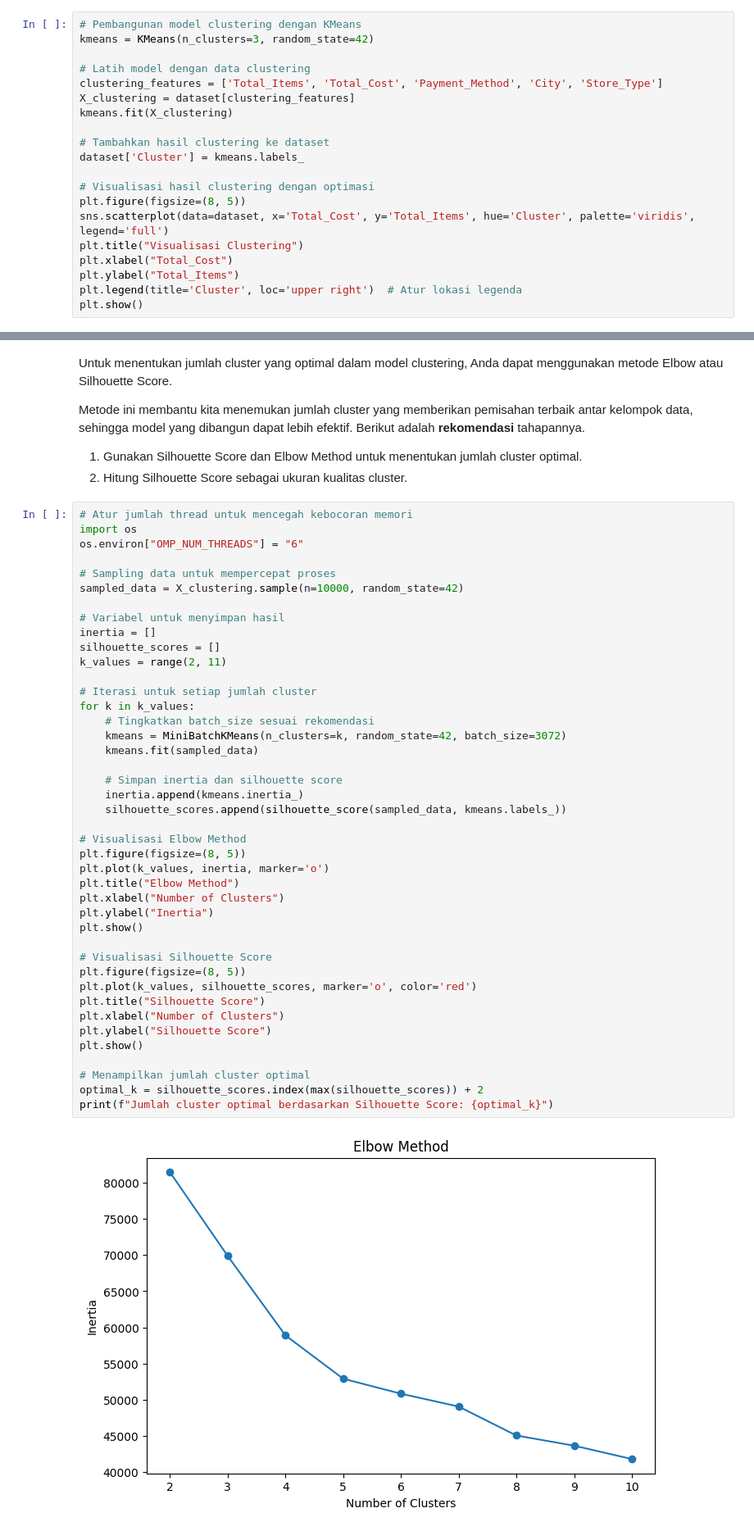
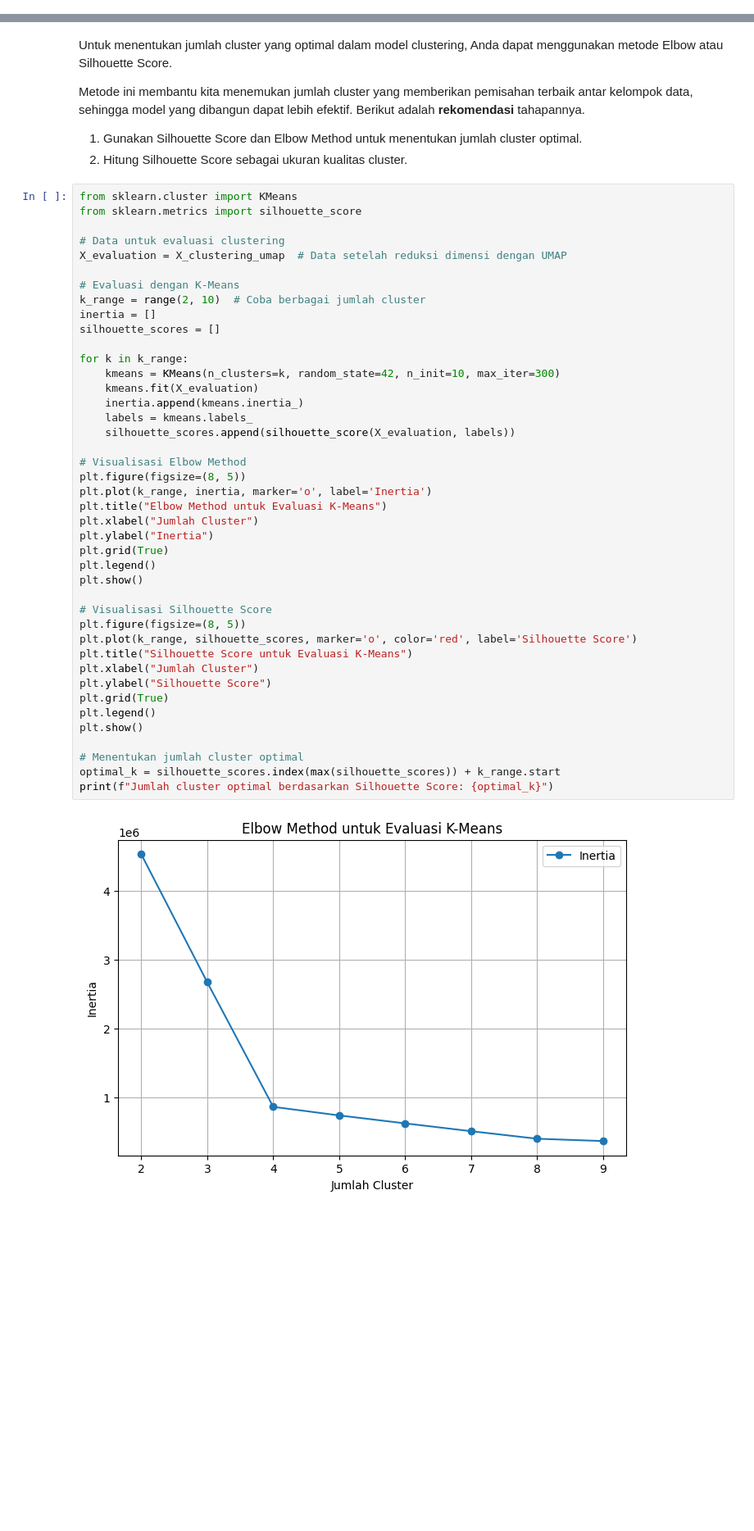
Before and after one commit to xebec51/Submission-Belajar-Machine-Learning-untuk-Pemula-Dicoding-Indonesia, a Jupyter notebook: Clustering_Submission_Akhir_BMLP_Muh. Rinaldi Ruslan.ipynb, the cells around one changed output, grey strips where cells are left out. Shown at 82% size. Cells and saved outputs as stored; diff of their text form; blank space fills up the shorter version.

```diff
--- a/Clustering_Submission_Akhir_BMLP_Muh. Rinaldi Ruslan.ipynb
+++ b/Clustering_Submission_Akhir_BMLP_Muh. Rinaldi Ruslan.ipynb
@@ -254,23 +282,3 @@ Contoh data setelah encoding:
 Pada tahap ini, Anda membangun model clustering dengan memilih algoritma yang sesuai untuk mengelompokkan data berdasarkan kesamaan. Berikut adalah **rekomendasi** tahapannya.
 1. Pilih algoritma clustering yang sesuai.
 2. Latih model dengan data menggunakan algoritma tersebut.
-# %%
-# Pembangunan model clustering dengan KMeans
-kmeans = KMeans(n_clusters=3, random_state=42)
-
-# Latih model dengan data clustering
-clustering_features = ['Total_Items', 'Total_Cost', 'Payment_Method', 'City', 'Store_Type']
-X_clustering = dataset[clustering_features]
-kmeans.fit(X_clustering)
-
-# Tambahkan hasil clustering ke dataset
-dataset['Cluster'] = kmeans.labels_
-
-# Visualisasi hasil clustering dengan optimasi
-plt.figure(figsize=(8, 5))
-sns.scatterplot(data=dataset, x='Total_Cost', y='Total_Items', hue='Cluster', palette='viridis', legend='full')
-plt.title("Visualisasi Clustering")
-plt.xlabel("Total_Cost")
-plt.ylabel("Total_Items")
-plt.legend(title='Cluster', loc='upper right')  # Atur lokasi legenda
-plt.show()
@@ -285,46 +406,46 @@ Metode ini membantu kita menemukan jumlah cluster yang memberikan pemisahan terb
 1. Gunakan Silhouette Score dan Elbow Method untuk menentukan jumlah cluster optimal.
 2. Hitung Silhouette Score sebagai ukuran kualitas cluster.
 # %%
-# Atur jumlah thread untuk mencegah kebocoran memori
-import os
-os.environ["OMP_NUM_THREADS"] = "6"
+from sklearn.cluster import KMeans
+from sklearn.metrics import silhouette_score
 
-# Sampling data untuk mempercepat proses
-sampled_data = X_clustering.sample(n=10000, random_state=42)
+# Data untuk evaluasi clustering
+X_evaluation = X_clustering_umap  # Data setelah reduksi dimensi dengan UMAP
 
-# Variabel untuk menyimpan hasil
+# Evaluasi dengan K-Means
+k_range = range(2, 10)  # Coba berbagai jumlah cluster
 inertia = []
 silhouette_scores = []
-k_values = range(2, 11)
 
-# Iterasi untuk setiap jumlah cluster
-for k in k_values:
-    # Tingkatkan batch_size sesuai rekomendasi
-    kmeans = MiniBatchKMeans(n_clusters=k, random_state=42, batch_size=3072)
-    kmeans.fit(sampled_data)
-
-    # Simpan inertia dan silhouette score
+for k in k_range:
+    kmeans = KMeans(n_clusters=k, random_state=42, n_init=10, max_iter=300)
+    kmeans.fit(X_evaluation)
     inertia.append(kmeans.inertia_)
-    silhouette_scores.append(silhouette_score(sampled_data, kmeans.labels_))
+    labels = kmeans.labels_
+    silhouette_scores.append(silhouette_score(X_evaluation, labels))
 
 # Visualisasi Elbow Method
 plt.figure(figsize=(8, 5))
-plt.plot(k_values, inertia, marker='o')
-plt.title("Elbow Method")
-plt.xlabel("Number of Clusters")
+plt.plot(k_range, inertia, marker='o', label='Inertia')
+plt.title("Elbow Method untuk Evaluasi K-Means")
+plt.xlabel("Jumlah Cluster")
 plt.ylabel("Inertia")
+plt.grid(True)
+plt.legend()
 plt.show()
 
 # Visualisasi Silhouette Score
 plt.figure(figsize=(8, 5))
-plt.plot(k_values, silhouette_scores, marker='o', color='red')
-plt.title("Silhouette Score")
-plt.xlabel("Number of Clusters")
+plt.plot(k_range, silhouette_scores, marker='o', color='red', label='Silhouette Score')
+plt.title("Silhouette Score untuk Evaluasi K-Means")
+plt.xlabel("Jumlah Cluster")
 plt.ylabel("Silhouette Score")
+plt.grid(True)
+plt.legend()
 plt.show()
 
-# Menampilkan jumlah cluster optimal
-optimal_k = silhouette_scores.index(max(silhouette_scores)) + 2
+# Menentukan jumlah cluster optimal
+optimal_k = silhouette_scores.index(max(silhouette_scores)) + k_range.start
 print(f"Jumlah cluster optimal berdasarkan Silhouette Score: {optimal_k}")
 # %% [output]
-[figure, old version]
+[figure, new version]
```
Also changed, not shown: parts of 12 cells of this notebook, 7 other files.
